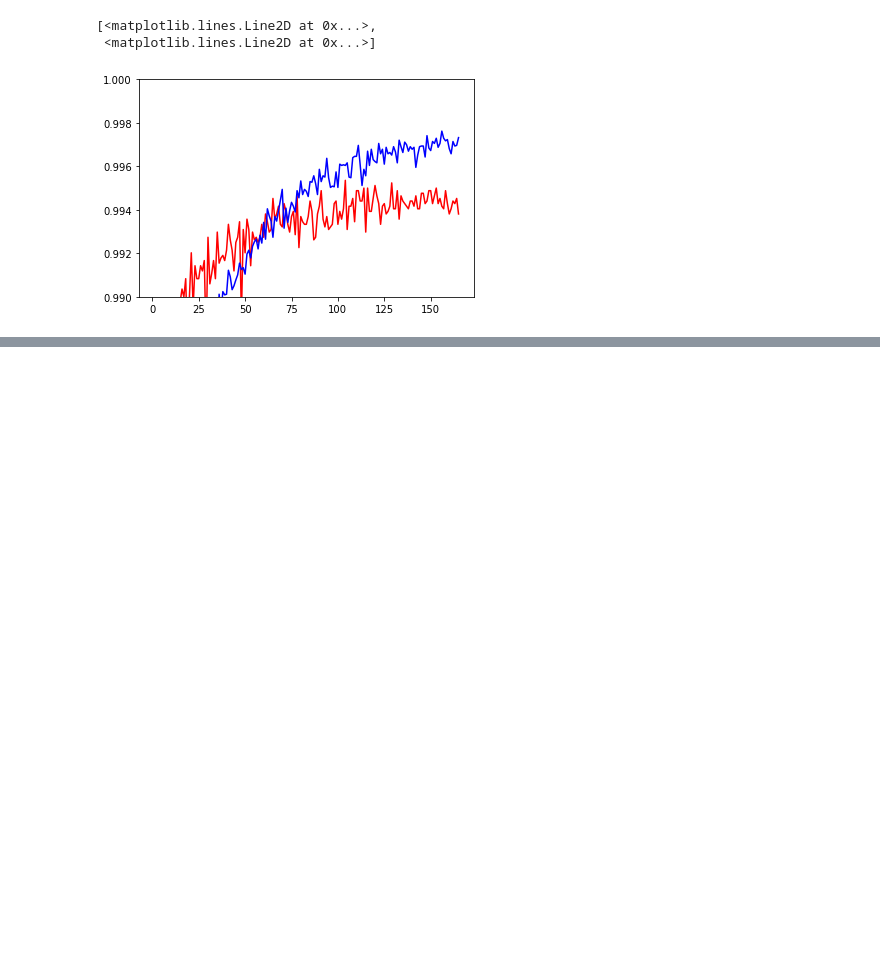
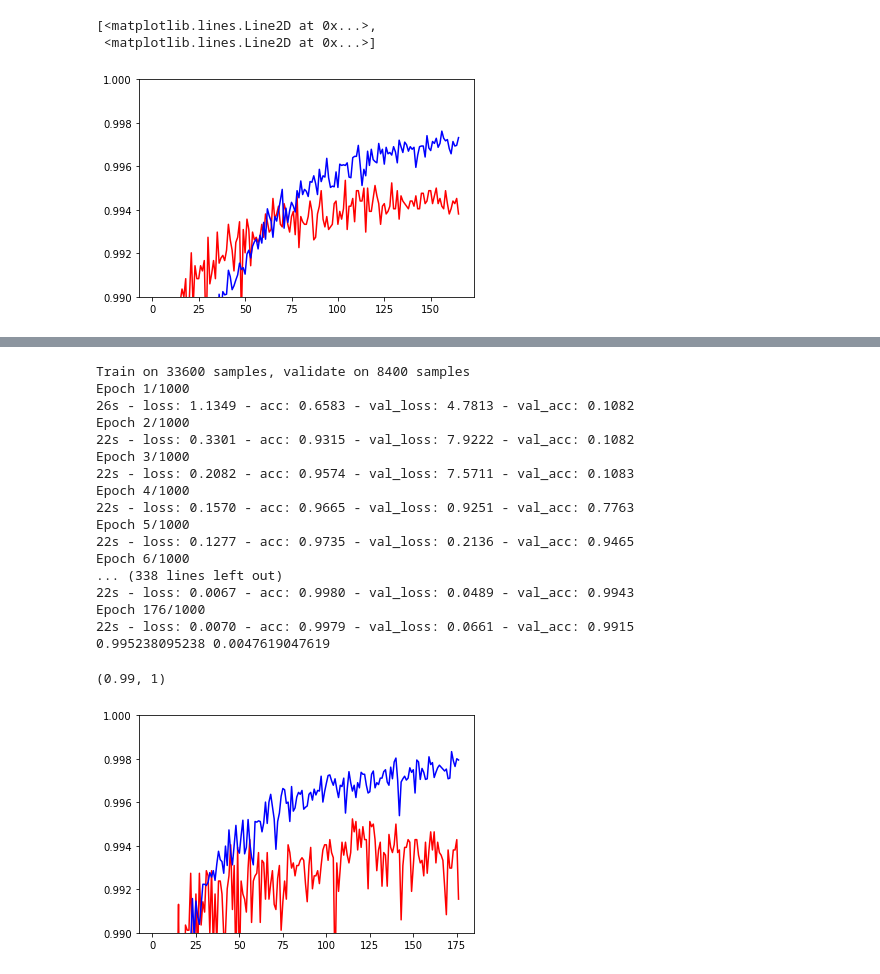
Before and after one commit to NicolasFerland/MNIST, a Jupyter notebook: tensorflowgpu.ipynb, the cells around one changed output, grey strips where cells are left out. Cells and saved outputs as stored; diff of their text form; code cells hidden in the pictures; blank space fills up the shorter version.

```diff
--- a/tensorflowgpu.ipynb
+++ b/tensorflowgpu.ipynb
@@ -1178,0 +1364,29 @@ display(best)
+# %%
+# Should reduce dropout or increase filters, it undertrained.
+
+history = test(20, 0.2, 0.5, 256)
+print(max(history['val_acc']), 1 - max(history['val_acc']))
+
+xaxis=range(1,len(history['val_acc'])+1)
+plt.plot(xaxis, history['val_acc'], 'r', xaxis, history['acc'], 'b')
+plt.ylim((0.99,1))
+# %% [output]
+Train on 33600 samples, validate on 8400 samples
+Epoch 1/1000
+26s - loss: 1.1349 - acc: 0.6583 - val_loss: 4.7813 - val_acc: 0.1082
+Epoch 2/1000
+22s - loss: 0.3301 - acc: 0.9315 - val_loss: 7.9222 - val_acc: 0.1082
+Epoch 3/1000
+22s - loss: 0.2082 - acc: 0.9574 - val_loss: 7.5711 - val_acc: 0.1083
+Epoch 4/1000
+22s - loss: 0.1570 - acc: 0.9665 - val_loss: 0.9251 - val_acc: 0.7763
+Epoch 5/1000
+22s - loss: 0.1277 - acc: 0.9735 - val_loss: 0.2136 - val_acc: 0.9465
+Epoch 6/1000
+... (338 lines left out)
+22s - loss: 0.0067 - acc: 0.9980 - val_loss: 0.0489 - val_acc: 0.9943
+Epoch 176/1000
+22s - loss: 0.0070 - acc: 0.9979 - val_loss: 0.0661 - val_acc: 0.9915
+0.995238095238 0.0047619047619
+(0.99, 1)
+[figure, added]
```
Also changed, not shown: parts of 33 cells of this notebook.
